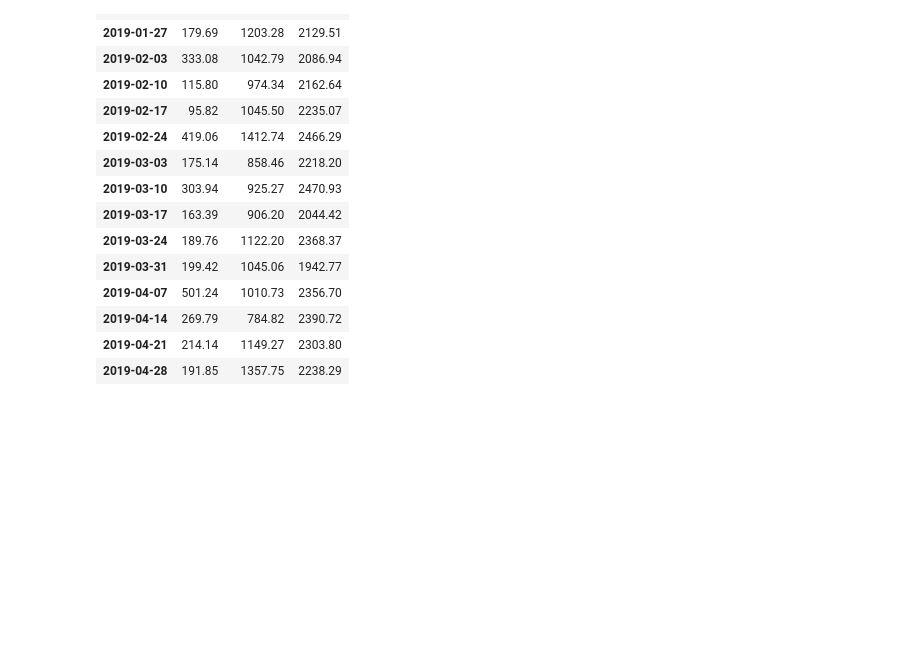
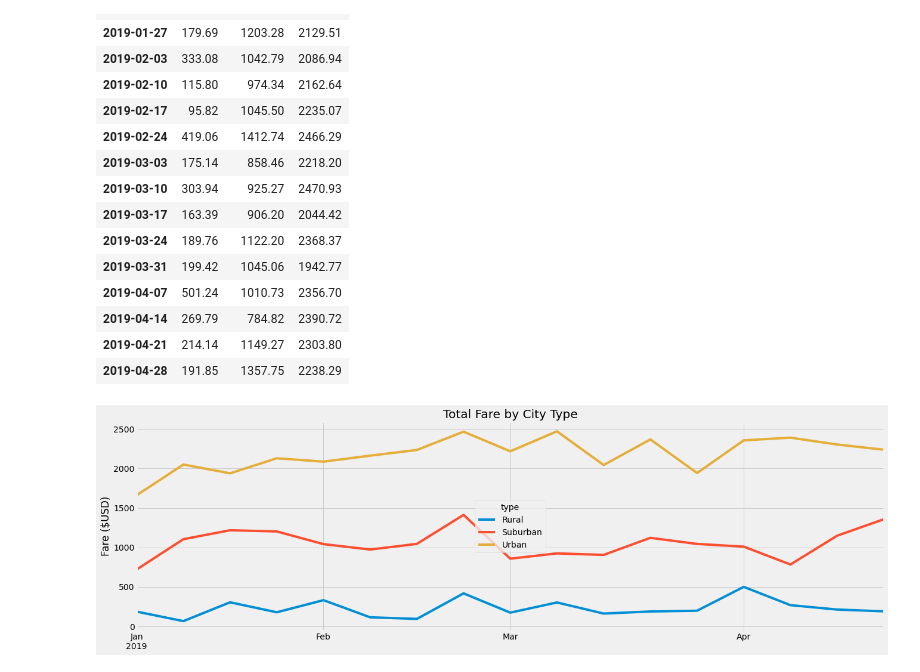
Before and after one commit to EBelizor/PyBer_Analysis, a Jupyter notebook: PyBer_Challenge.ipynb, the cells around one changed output. Saved outputs shown, nothing was run; the diff lists cells and outputs as text; code cells hidden in the pictures; blank space fills up the shorter version.

```diff
--- a/PyBer_Challenge.ipynb
+++ b/PyBer_Challenge.ipynb
@@ -271,7 +271,16 @@ fares_sum_weeks
 # %%
 # 8. Using the object-oriented interface method, plot the resample DataFrame using the df.plot() function.
 
 # Import the style from Matplotlib.
 from matplotlib import style
 # Use the graph style fivethirtyeight.
 style.use('fivethirtyeight')
+
+ax = fares_sum_weeks.plot(figsize=(20,6))
+ax.set_title("Total Fare by City Type")
+ax.set_ylabel('Fare ($USD)')
+ax.set_xlabel("")
+
+plt.savefig("analysis/PyBer_fare_summary.png")
+# %% [output]
+[figure, added]
```
Also changed, not shown: 1 other file.
